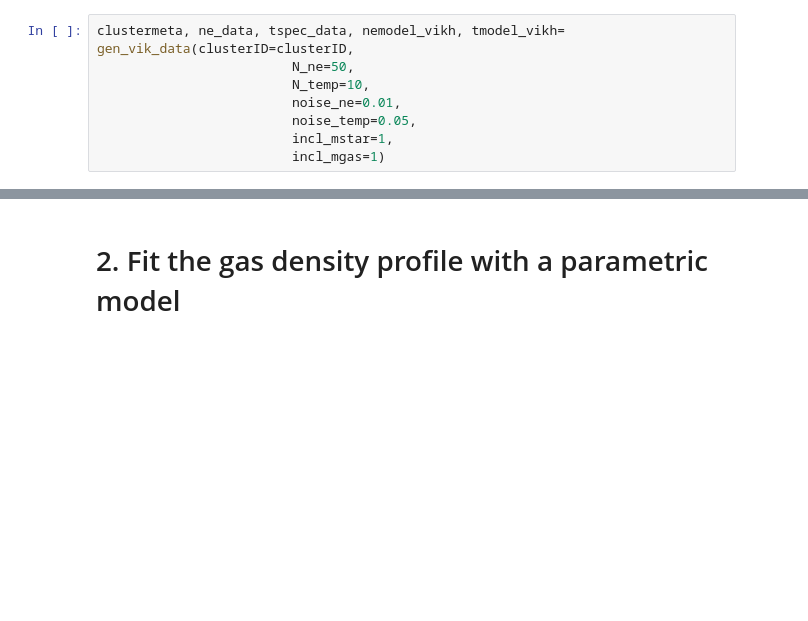
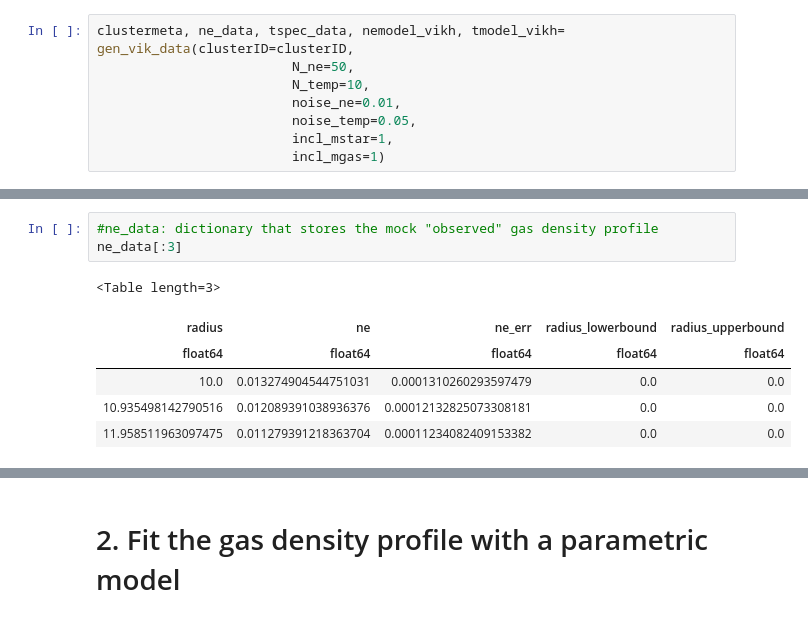
Before and after one commit to alishakundert/bmpmod, a Jupyter notebook: example.ipynb, the cells around one changed output, grey strips where cells are left out. Cells and saved outputs as stored; diff of their text form; blank space fills up the shorter version.

```diff
--- a/example.ipynb
+++ b/example.ipynb
@@ -147,0 +123,10 @@ tspec_data
+# %%
+#ne_data: dictionary that stores the mock "observed" gas density profile
+ne_data[:3]
+# %% [output]
+<Table length=3>
+| radius | ne | ne_err | radius_lowerbound | radius_upperbound |
+| float64 | float64 | float64 | float64 | float64 |
+| 10.0 | 0.013274904544751031 | 0.0001310260293597479 | 0.0 | 0.0 |
+| 10.935498142790516 | 0.012089391038936376 | 0.00012132825073308181 | 0.0 | 0.0 |
+| 11.958511963097475 | 0.011279391218363704 | 0.00011234082409153382 | 0.0 | 0.0 |
```
Also changed, not shown: parts of 21 cells of this notebook, 5 other files.
